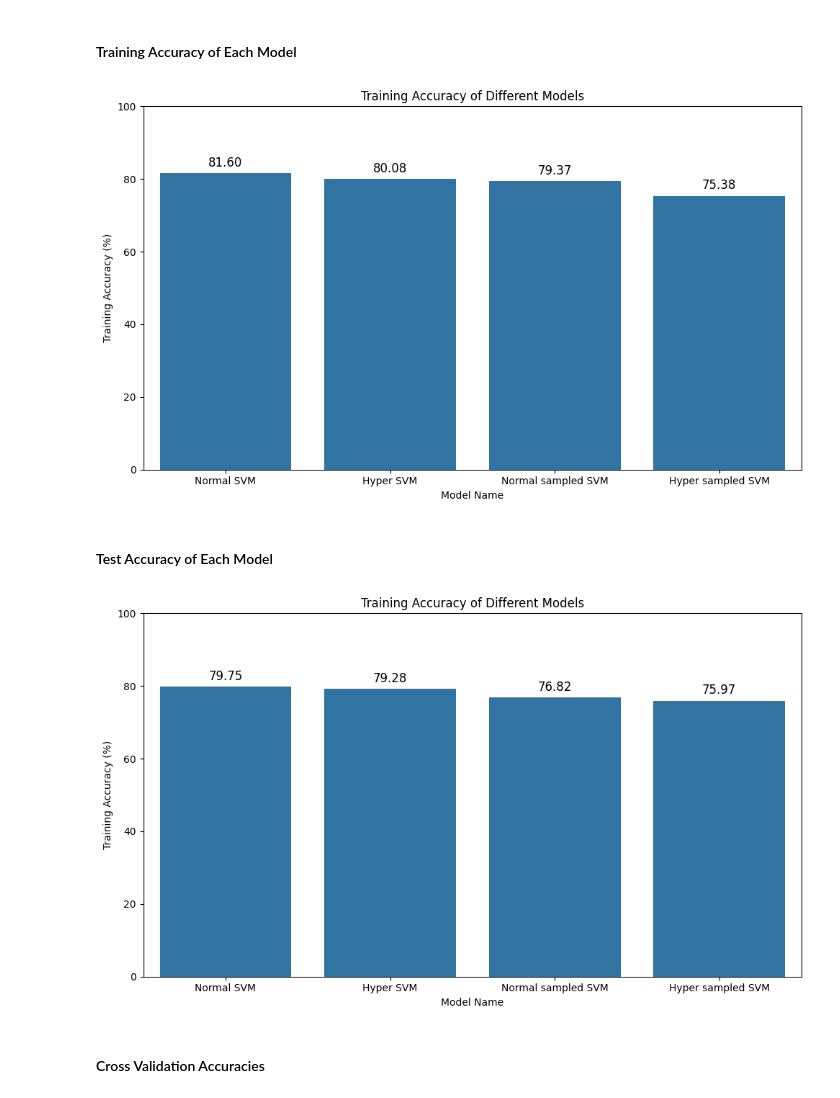
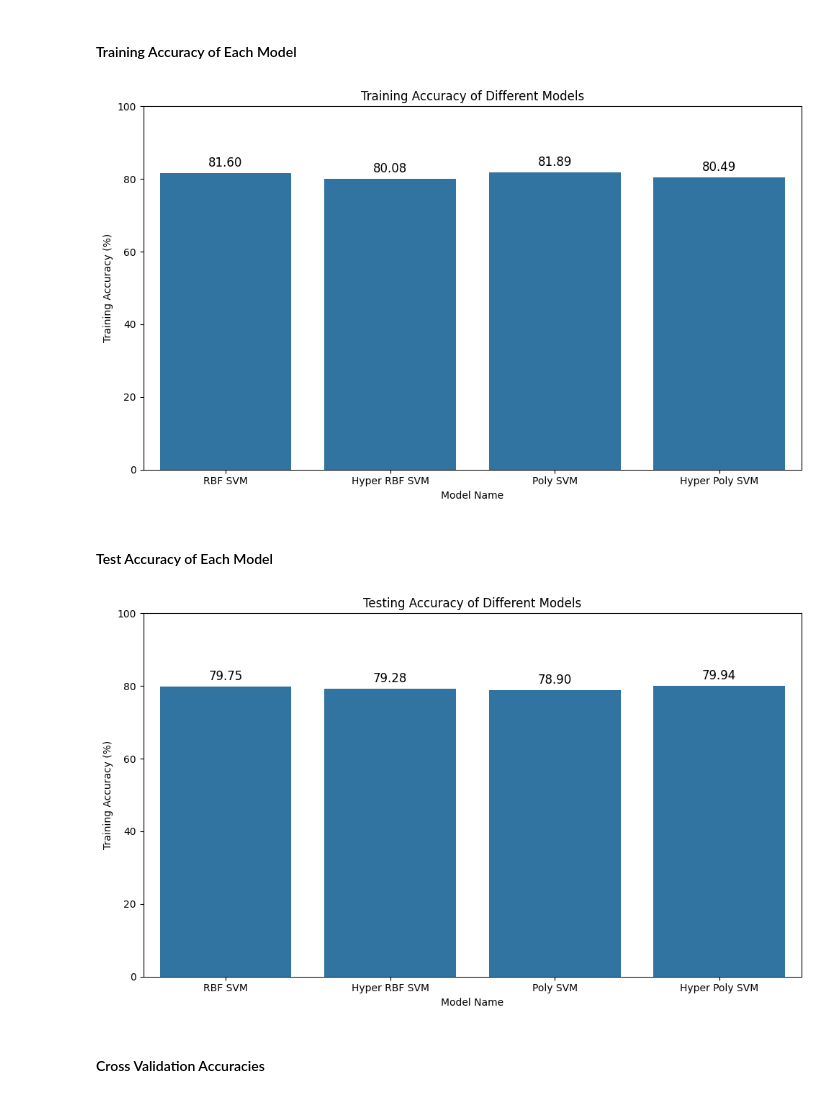
Before and after one commit to DevinduSamarasinghe/ml-ass1-churnPredictor, a Jupyter notebook: SVM_IT21003332.ipynb, the cells around one changed output. Drawn from its saved outputs; the diff is of its cells as text; code cells hidden in the pictures.

```diff
--- a/SVM_IT21003332.ipynb
+++ b/SVM_IT21003332.ipynb
@@ -531,10 +526,8 @@ print(f1_weighted)
 # %% [markdown]
 #### Training Accuracy of Each Model
 # %%
-# Assuming training_accuracy is a list containing accuracy values for your models
-
 # Model names
-models = ['Normal SVM', 'Hyper SVM', 'Normal sampled SVM', 'Hyper sampled SVM']
+models = ['RBF SVM', 'Hyper RBF SVM', 'Poly SVM', 'Hyper Poly SVM']
 
 # Create a DataFrame (optional, but improves organization)
 data = {'Model': models, 'Accuracy': training_accuracy}
@@ -543,43 +536,41 @@ df = pd.DataFrame(data)
 plt.figure(figsize=(10, 6))  # Adjust figure size as needed
 ax = sns.barplot(x='Model', y='Accuracy', data=df)  # Get the bar plot axes
 
 # Loop through data and add text annotations above each bar
 for i, row in df.iterrows():
     # Get bar container, bar label, and y-axis position for the current row
     bar_container = ax.containers[0]  # Assuming one container for bars
     bar_label = bar_container.patches[i]
     y_pos = bar_label.get_height()  # Get the height of the current bar
 
     # Add text annotation with the accuracy value above the bar with some offset
     ax.text(bar_label.get_x() + bar_label.get_width() / 2,
             y_pos + 1,  # Adjust vertical offset as needed
             f"{row['Accuracy']:.2f}", ha='center', va='bottom', fontsize=12)  # Format accuracy and text properties
 
 # Set labels and title
 plt.xlabel("Model Name")
 plt.ylabel("Training Accuracy (%)")
 plt.title("Training Accuracy of Different Models")
 
 # Set y-axis limits (0 to 100)
 plt.ylim(0, 100)  # Adjust the upper limit (100) as needed
 
-# Rotate x-axis labels for readability if needed (optional)
-# plt.xticks(rotation=45)
 
 # Adjust spacing to prevent overlapping elements
 plt.tight_layout()
 
 # Display the plot
 plt.show()
 # %% [output]
-[figure, old version]
+[figure, new version]
 # %% [markdown]
 #### Test Accuracy of Each Model
 # %%
 # Assuming training_accuracy is a list containing accuracy values for your models
 
 # Model names
-models = ['Normal SVM', 'Hyper SVM', 'Normal sampled SVM', 'Hyper sampled SVM']
+models = ['RBF SVM', 'Hyper RBF SVM', 'Poly SVM', 'Hyper Poly SVM']
 
 # Create a DataFrame (optional, but improves organization)
 data = {'Model': models, 'Accuracy': test_accuracy}
@@ -603,7 +594,7 @@ for i, row in df.iterrows():
 # Set labels and title
 plt.xlabel("Model Name")
 plt.ylabel("Training Accuracy (%)")
-plt.title("Training Accuracy of Different Models")
+plt.title("Testing Accuracy of Different Models")
 
 # Set y-axis limits (0 to 100)
 plt.ylim(0, 100)  # Adjust the upper limit (100) as needed
@@ -617,7 +608,7 @@ plt.tight_layout()
 # Display the plot
 plt.show()
 # %% [output]
-[figure, old version]
+[figure, new version]
 # %% [markdown]
 #### Cross Validation Accuracies
 # %%
```
Also changed, not shown: parts of 27 cells of this notebook, 3 other files.
